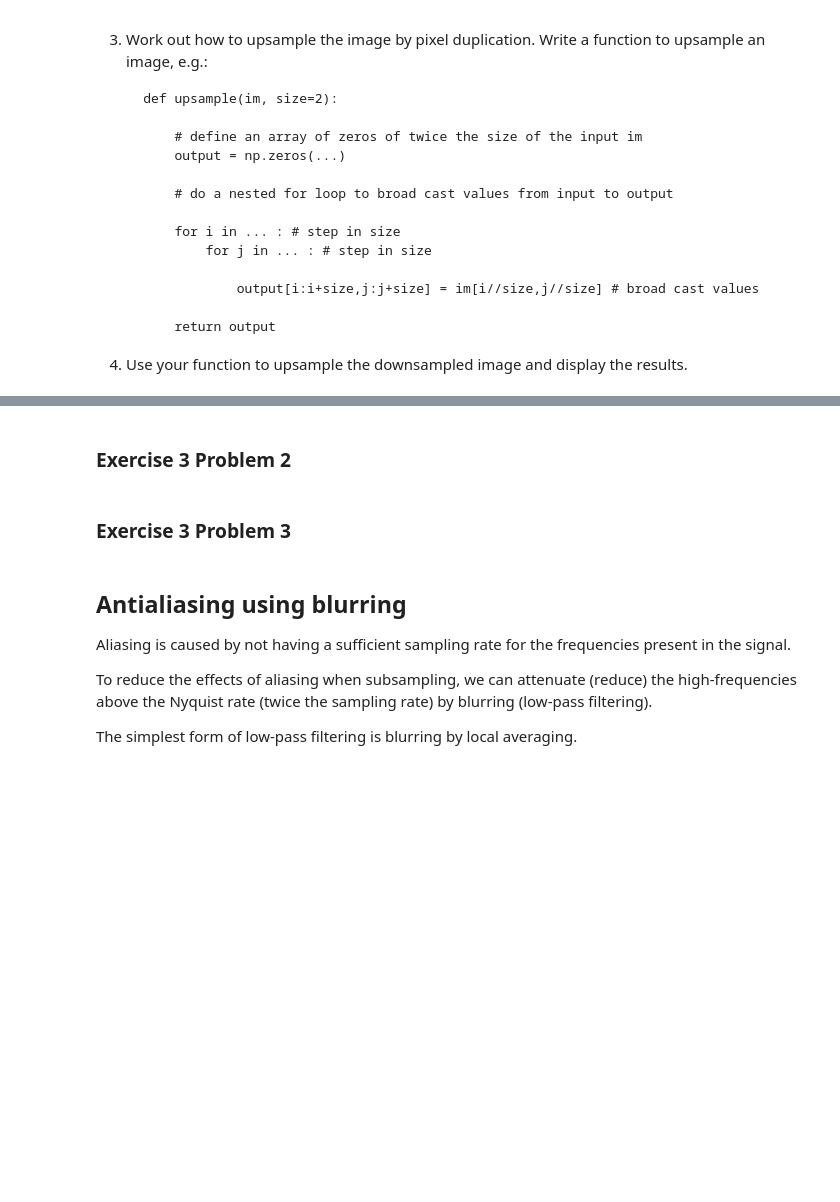
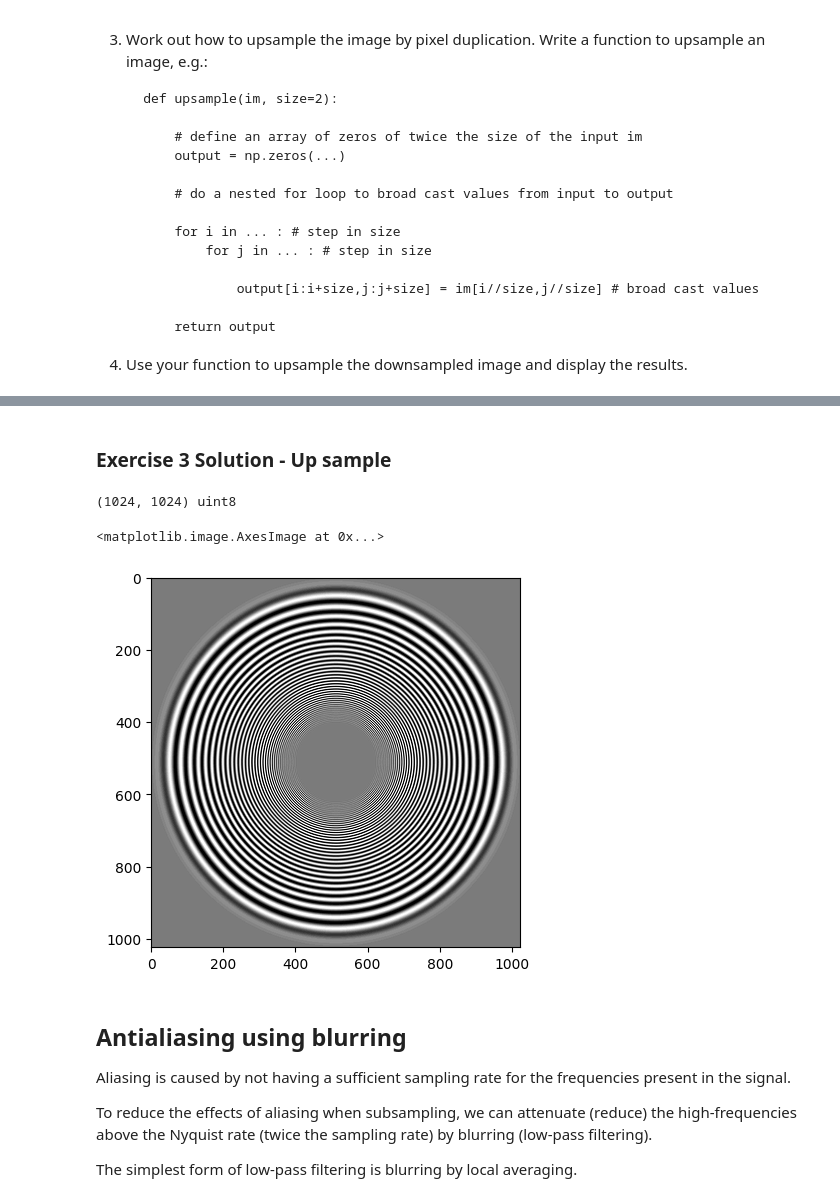
Before and after one commit to Xanonymous-GitHub/cs933-lab, a Jupyter notebook: lab1/lab-1.ipynb, the cells around one changed output, grey strips where cells are left out. Saved outputs shown, nothing was run; the diff lists cells and outputs as text; code cells hidden in the pictures; blank space fills up the shorter version.

```diff
--- a/lab1/lab-1.ipynb
+++ b/lab1/lab-1.ipynb
@@ -351,7 +373,14 @@ spatial frequencies.
 # %% [markdown]
-### Exercise 3 Problem 2
+### Exercise 3 Solution - Up sample
-# %% [markdown]
-### Exercise 3 Problem 3
+# %%
+# The most efficient way to do the up-sample
+upsampled = fm.repeat(2, axis=0).repeat(2, axis=1)
+print(upsampled.shape, fm.dtype)
+plt.imshow(upsampled, interpolation='sinc', cmap='grey')
+# %% [output]
+(1024, 1024) uint8
+<matplotlib.image.AxesImage at 0x...>
+[figure, added]
 # %% [markdown]
 ## Antialiasing using blurring
 
```
Also changed, not shown: parts of 3 cells of this notebook.
